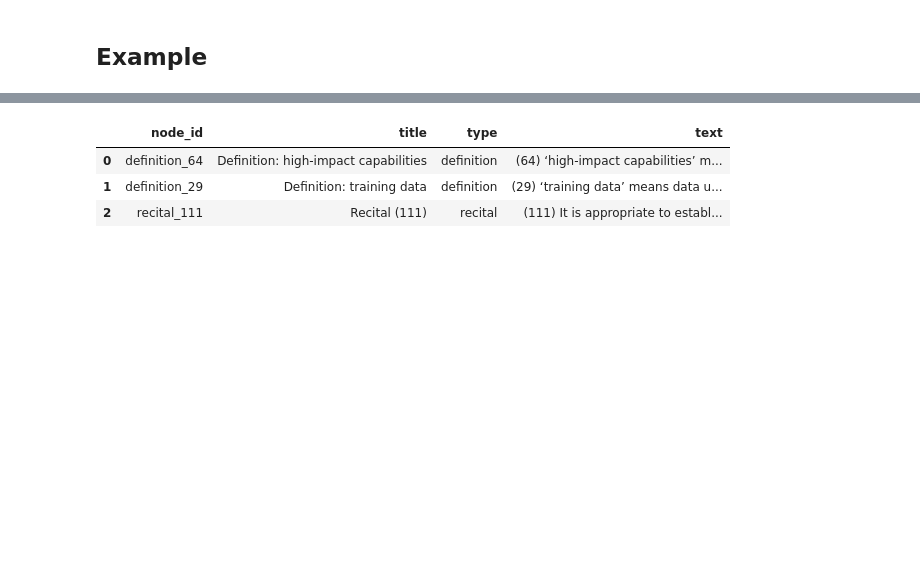
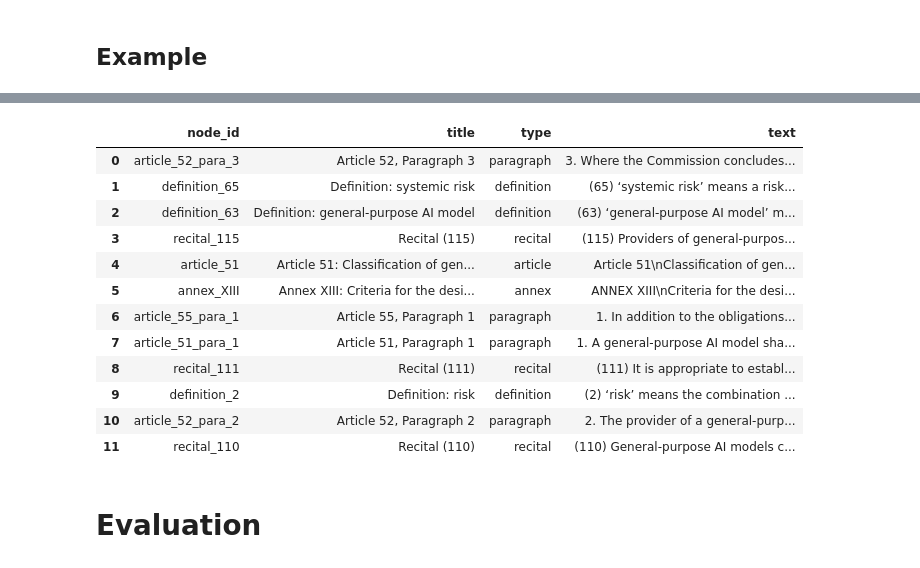
Before and after one commit to felixaugustin-ucl/NLP, a Jupyter notebook: notebooks/03_retrieval_prune.ipynb, the cells around one changed output, grey strips where cells are left out. Drawn from its saved outputs; the diff is of its cells as text; code cells hidden in the pictures; blank space fills up the shorter version.

```diff
--- a/notebooks/03_retrieval_prune.ipynb
+++ b/notebooks/03_retrieval_prune.ipynb
@@ -56,6 +59,11 @@ query_encoder = SentenceTransformer(embedding_model_name)
 embedding_dim = int(node_embeddings.shape[1])
 # %% [markdown]
 ## Shared Helpers
+# %%
+NUM_RETRIEVED_SEEDS = 7
+K_HOPS = 1
+PRIZE_TOP_K = 10
+EDGE_COST = 1.0
 # %%
 def build_graph(edges_df, node_ids=None):
     """Create a simple undirected NetworkX graph from edge rows.
@@ -222,7 +230,7 @@ def expand_k_hops(graph, seeds, k=2):
 
     return graph.subgraph(nodes_in_scope).copy()
 
-def retrieve_unpruned_subgraph(query, num_retrieved_seeds=5, k_hops=2):
+def retrieve_unpruned_subgraph(query, num_retrieved_seeds=NUM_RETRIEVED_SEEDS, k_hops=K_HOPS):
     """Module 1.
 
     Input:
@@ -310,7 +318,7 @@ def run_node_prize_pcst(graph, prizes, edge_cost=1.0, pruning="strong"):
 
     return selected_nodes, selected_edges
 
-def prune_retrieved_subgraph(retrieval_result, prize_top_k=10, edge_cost=1.0):
+def prune_retrieved_subgraph(retrieval_result, prize_top_k=PRIZE_TOP_K, edge_cost=EDGE_COST):
     """Module 2.
 
     Input:
@@ -374,11 +382,18 @@ def prune_retrieved_subgraph(retrieval_result, prize_top_k=10, edge_cost=1.0):
 ## Example
 # %%
 retrieval_result = retrieve_unpruned_subgraph(
-    query="What differentiates AI Systems and AI models?",
-    num_retrieved_seeds=2,
-    k_hops=1,
+    query="When is a general-purpose AI model one with systemic risk?",
+    num_retrieved_seeds=NUM_RETRIEVED_SEEDS,
+    k_hops=K_HOPS,
 )
 
-retrieval_result["text_df"]
+display(
+    retrieval_result["text_df"].style
+    .set_table_styles([
+        {"selector": "th", "props": [("text-align", "left")]},
+        {"selector": "td", "props": [("text-align", "left"), ("white-space", "pre-wrap"), ("vertical-align", "top")]},
+    ])
+    .set_properties(subset=["text"], **{"min-width": "900px", "width": "900px"})
+)
 # %% [output]
 |  | node_id | title | type | text |
@@ -397,15 +418,26 @@ retrieval_result["figure"]
 # %%
 pruned_result = prune_retrieved_subgraph(
     retrieval_result,
-    prize_top_k=5,
-    edge_cost=1.0,
+    prize_top_k=PRIZE_TOP_K,
+    edge_cost=EDGE_COST,
 )
 
 pruned_result["text_df"]
 # %% [output]
 |  | node_id | title | type | text |
-| 0 | definition_64 | Definition: high-impact capabilities | definition | (64) ‘high-impact capabilities’ m... |
-| 1 | definition_29 | Definition: training data | definition | (29) ‘training data’ means data u... |
-| 2 | recital_111 | Recital (111) | recital | (111) It is appropriate to establ... |
+| 0 | article_52_para_3 | Article 52, Paragraph 3 | paragraph | 3. Where the Commission concludes... |
+| 1 | definition_65 | Definition: systemic risk | definition | (65) ‘systemic risk’ means a risk... |
+| 2 | definition_63 | Definition: general-purpose AI model | definition | (63) ‘general-purpose AI model’ m... |
+| 3 | recital_115 | Recital (115) | recital | (115) Providers of general-purpos... |
+| 4 | article_51 | Article 51: Classification of gen... | article | Article 51\nClassification of gen... |
+| 5 | annex_XIII | Annex XIII: Criteria for the desi... | annex | ANNEX XIII\nCriteria for the desi... |
+| 6 | article_55_para_1 | Article 55, Paragraph 1 | paragraph | 1. In addition to the obligations... |
+| 7 | article_51_para_1 | Article 51, Paragraph 1 | paragraph | 1. A general-purpose AI model sha... |
+| 8 | recital_111 | Recital (111) | recital | (111) It is appropriate to establ... |
+| 9 | definition_2 | Definition: risk | definition | (2) ‘risk’ means the combination ... |
+| 10 | article_52_para_2 | Article 52, Paragraph 2 | paragraph | 2. The provider of a general-purp... |
+| 11 | recital_110 | Recital (110) | recital | (110) General-purpose AI models c... |
 # %%
 pruned_result["figure"]
+# %% [markdown]
+# Evaluation
```
Also changed, not shown: parts of 4 cells of this notebook, 18 other files.
